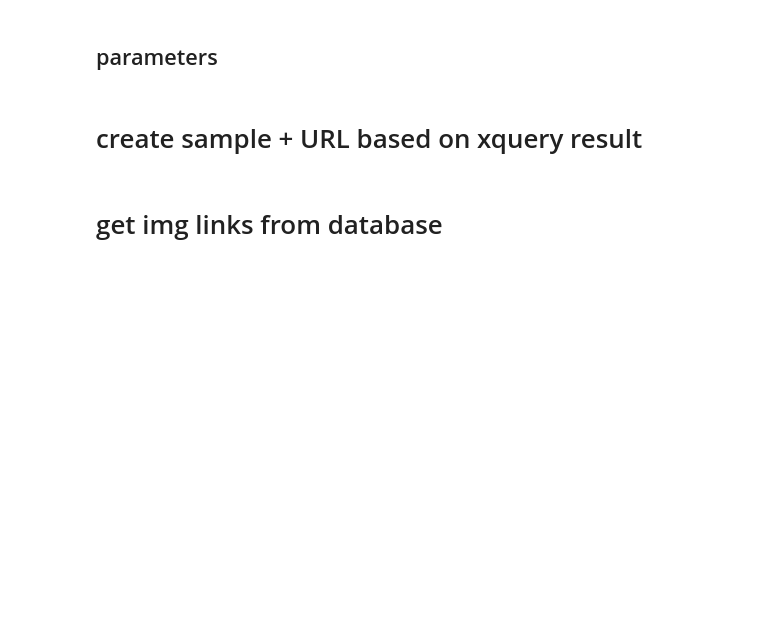
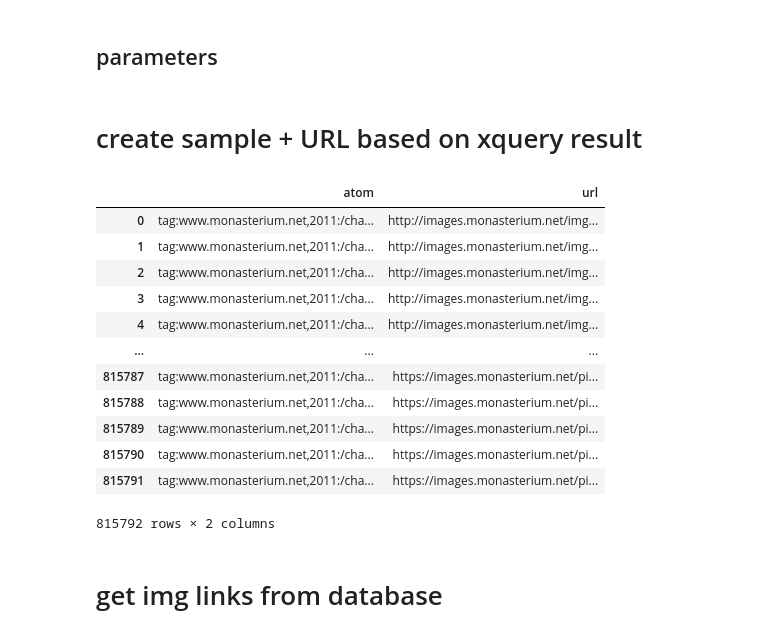
Before and after one commit to Didip-eu/ddpa_lines, a Jupyter notebook: notebooks/playground/playground.ipynb, the cells around one changed output. Drawn from its saved outputs; the diff is of its cells as text; code cells hidden in the pictures; blank space fills up the shorter version.

```diff
--- a/notebooks/playground/playground.ipynb
+++ b/notebooks/playground/playground.ipynb
@@ -23,7 +23,23 @@ pd.set_option('display.max_colwidth', 100)
 # %% [markdown]
 # create sample + URL based on xquery result
 # %%
-df = pd.read_csv('../data/output/images_xml.csv', encoding="utf-8")
+df = pd.read_csv('../../data/output/images_xml.csv', encoding="utf-8")
+# %%
+df
+# %% [output]
+|  | atom | url |
+| 0 | tag:www.monasterium.net,2011:/cha... | http://images.monasterium.net/img... |
+| 1 | tag:www.monasterium.net,2011:/cha... | http://images.monasterium.net/img... |
+| 2 | tag:www.monasterium.net,2011:/cha... | http://images.monasterium.net/img... |
+| 3 | tag:www.monasterium.net,2011:/cha... | http://images.monasterium.net/img... |
+| 4 | tag:www.monasterium.net,2011:/cha... | http://images.monasterium.net/img... |
+| ... | ... | ... |
+| 815787 | tag:www.monasterium.net,2011:/cha... | https://images.monasterium.net/pi... |
+| 815788 | tag:www.monasterium.net,2011:/cha... | https://images.monasterium.net/pi... |
+| 815789 | tag:www.monasterium.net,2011:/cha... | https://images.monasterium.net/pi... |
+| 815790 | tag:www.monasterium.net,2011:/cha... | https://images.monasterium.net/pi... |
+| 815791 | tag:www.monasterium.net,2011:/cha... | https://images.monasterium.net/pi... |
+815792 rows × 2 columns
 # %%
 atom_series = df['atom'].drop_duplicates(keep='first', inplace=False)
 atom_series_clean = atom_series.reset_index(drop=True)
```
Also changed, not shown: parts of 1 cell of this notebook, 6 other files.
